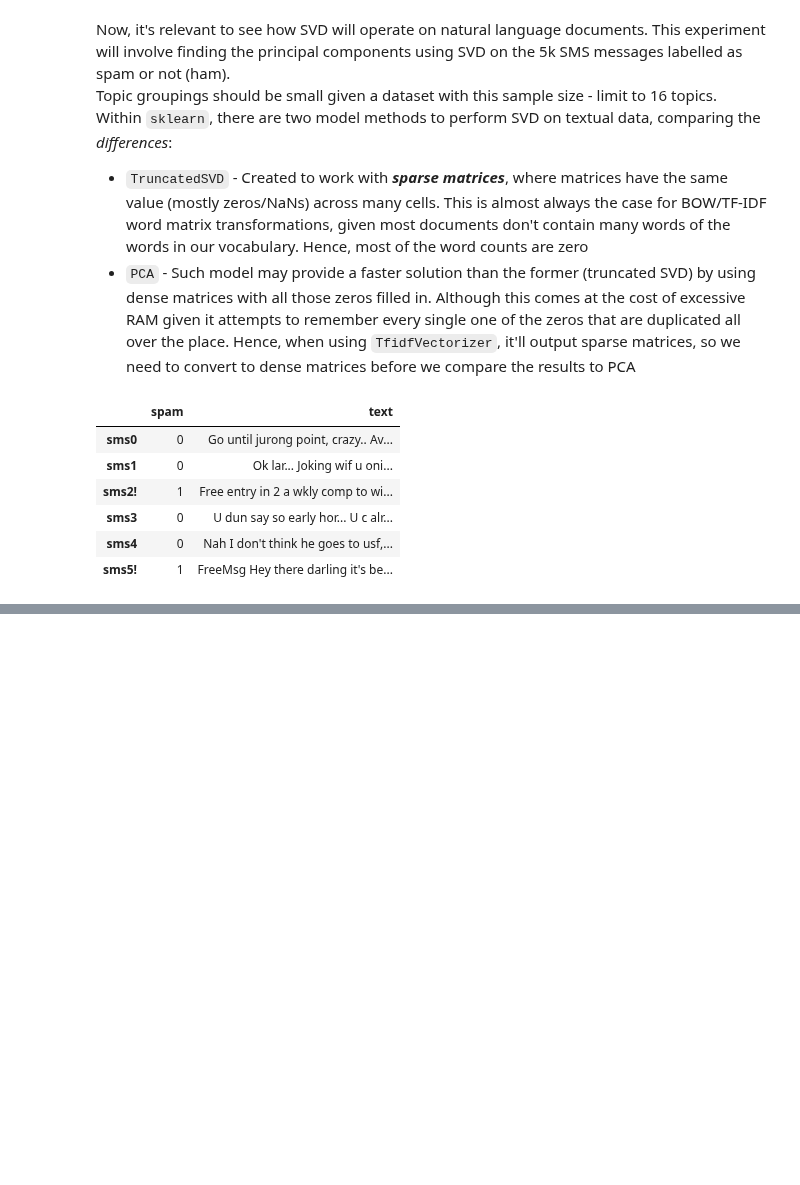
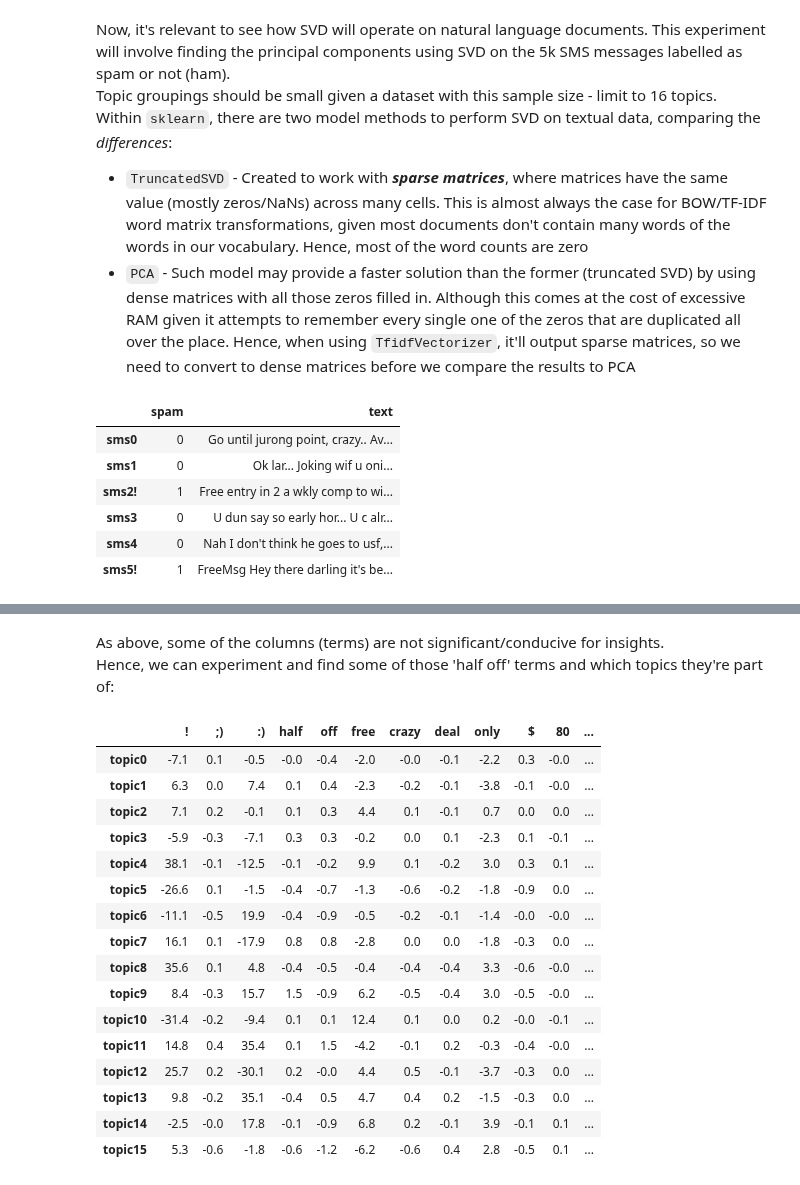
Before and after one commit to Shuaib-8/NLP-growth-hacking-project, a Jupyter notebook: chp4-nlpia-notes/pca-ex.ipynb, the cells around one changed output, grey strips where cells are left out. Saved outputs shown, nothing was run; the diff lists cells and outputs as text; code cells hidden in the pictures; blank space fills up the shorter version.

Commit message:
completed lsa ex for lsa on sms data

```diff
--- a/chp4-nlpia-notes/pca-ex.ipynb
+++ b/chp4-nlpia-notes/pca-ex.ipynb
@@ -86,0 +93,6 @@ sms.head(6)
+# %%
+# length of tfidf model vocabulary
+print(len(tfidf.vocabulary_))
+tfidf_docs = pd.DataFrame(tfidf_docs)
+tfidf_docs = tfidf_docs - tfidf_docs.mean()
+tfidf_docs.shape
@@ -86,0 +138,4 @@ sms.head(6)
+# %%
+pca = PCA(n_components=16)
+# saves us one more step performing fit_transform simultaneously on training set s
+pca_topic_vectors = pca.fit_transform(tfidf_docs)
@@ -86,0 +173,3 @@ sms.head(6)
+# %%
+# Will sort based on ASCII convention
+columns_nums, terms = zip(*sorted(zip(tfidf.vocabulary_.values(), tfidf.vocabulary_.keys())))
@@ -86,0 +178,4 @@ sms.head(6)
+# %%
+weights = pd.DataFrame(pca.components_, columns=terms, index=[f'topic{i}' for i in range(16)])
+pd.options.display.max_columns = 8
+weights.head(4).round(3)
@@ -86,0 +189,26 @@ sms.head(6)
+# %% [markdown]
+As above, some of the columns (terms) are not significant/conducive for insights.
+<br>
+Hence, we can experiment and find some of those 'half off' terms and which topics they're part of:
+# %%
+pd.options.display.max_columns = 12
+deals = weights['! ;) :) half off free crazy deal only $ 80 %'.split()].round(3) * 100
+deals
+# %% [output]
+|  | ! | ;) | :) | half | off | free | crazy | deal | only | $ | 80 | ... |
+| topic0 | -7.1 | 0.1 | -0.5 | -0.0 | -0.4 | -2.0 | -0.0 | -0.1 | -2.2 | 0.3 | -0.0 | ... |
+| topic1 | 6.3 | 0.0 | 7.4 | 0.1 | 0.4 | -2.3 | -0.2 | -0.1 | -3.8 | -0.1 | -0.0 | ... |
+| topic2 | 7.1 | 0.2 | -0.1 | 0.1 | 0.3 | 4.4 | 0.1 | -0.1 | 0.7 | 0.0 | 0.0 | ... |
+| topic3 | -5.9 | -0.3 | -7.1 | 0.3 | 0.3 | -0.2 | 0.0 | 0.1 | -2.3 | 0.1 | -0.1 | ... |
+| topic4 | 38.1 | -0.1 | -12.5 | -0.1 | -0.2 | 9.9 | 0.1 | -0.2 | 3.0 | 0.3 | 0.1 | ... |
+| topic5 | -26.6 | 0.1 | -1.5 | -0.4 | -0.7 | -1.3 | -0.6 | -0.2 | -1.8 | -0.9 | 0.0 | ... |
+| topic6 | -11.1 | -0.5 | 19.9 | -0.4 | -0.9 | -0.5 | -0.2 | -0.1 | -1.4 | -0.0 | -0.0 | ... |
+| topic7 | 16.1 | 0.1 | -17.9 | 0.8 | 0.8 | -2.8 | 0.0 | 0.0 | -1.8 | -0.3 | 0.0 | ... |
+| topic8 | 35.6 | 0.1 | 4.8 | -0.4 | -0.5 | -0.4 | -0.4 | -0.4 | 3.3 | -0.6 | -0.0 | ... |
+| topic9 | 8.4 | -0.3 | 15.7 | 1.5 | -0.9 | 6.2 | -0.5 | -0.4 | 3.0 | -0.5 | -0.0 | ... |
+| topic10 | -31.4 | -0.2 | -9.4 | 0.1 | 0.1 | 12.4 | 0.1 | 0.0 | 0.2 | -0.0 | -0.1 | ... |
+| topic11 | 14.8 | 0.4 | 35.4 | 0.1 | 1.5 | -4.2 | -0.1 | 0.2 | -0.3 | -0.4 | -0.0 | ... |
+| topic12 | 25.7 | 0.2 | -30.1 | 0.2 | -0.0 | 4.4 | 0.5 | -0.1 | -3.7 | -0.3 | 0.0 | ... |
+| topic13 | 9.8 | -0.2 | 35.1 | -0.4 | 0.5 | 4.7 | 0.4 | 0.2 | -1.5 | -0.3 | 0.0 | ... |
+| topic14 | -2.5 | -0.0 | 17.8 | -0.1 | -0.9 | 6.8 | 0.2 | -0.1 | 3.9 | -0.1 | 0.1 | ... |
+| topic15 | 5.3 | -0.6 | -1.8 | -0.6 | -1.2 | -6.2 | -0.6 | 0.4 | 2.8 | -0.5 | 0.1 | ... |
```
Also changed, not shown: parts of 25 cells of this notebook.
